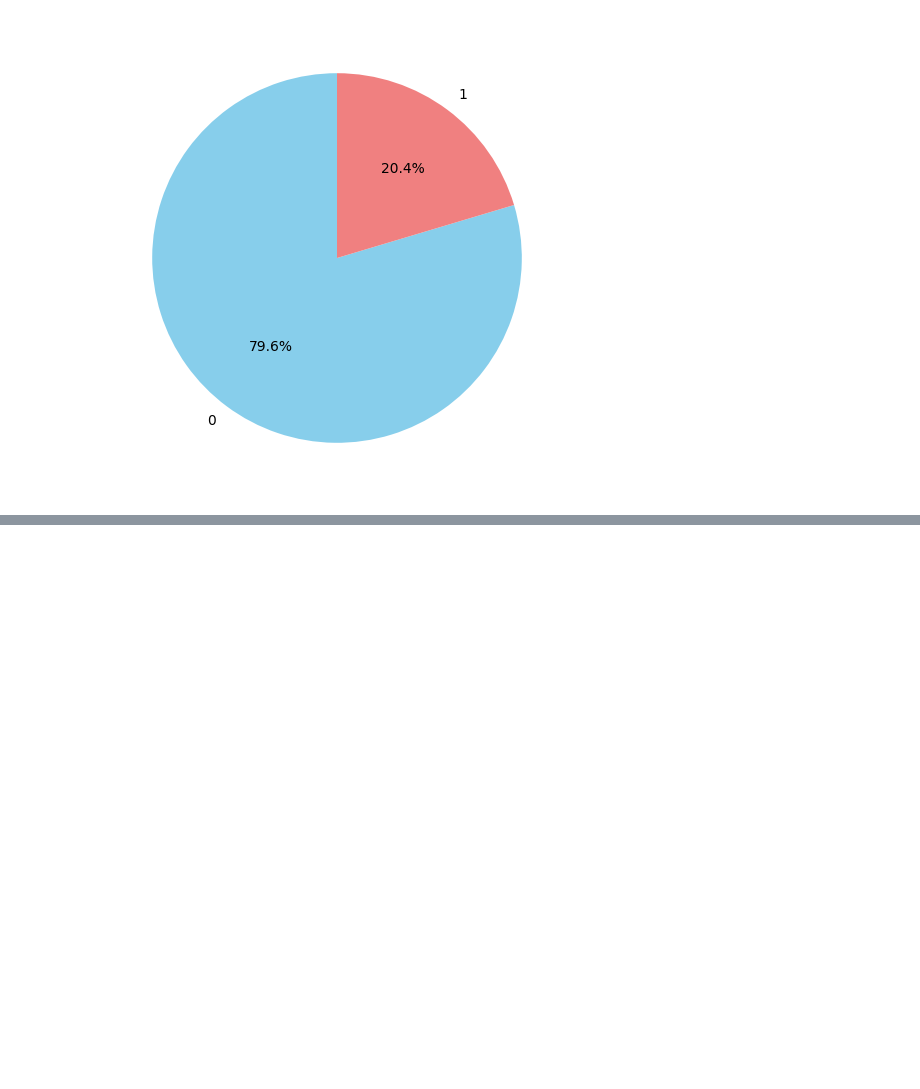
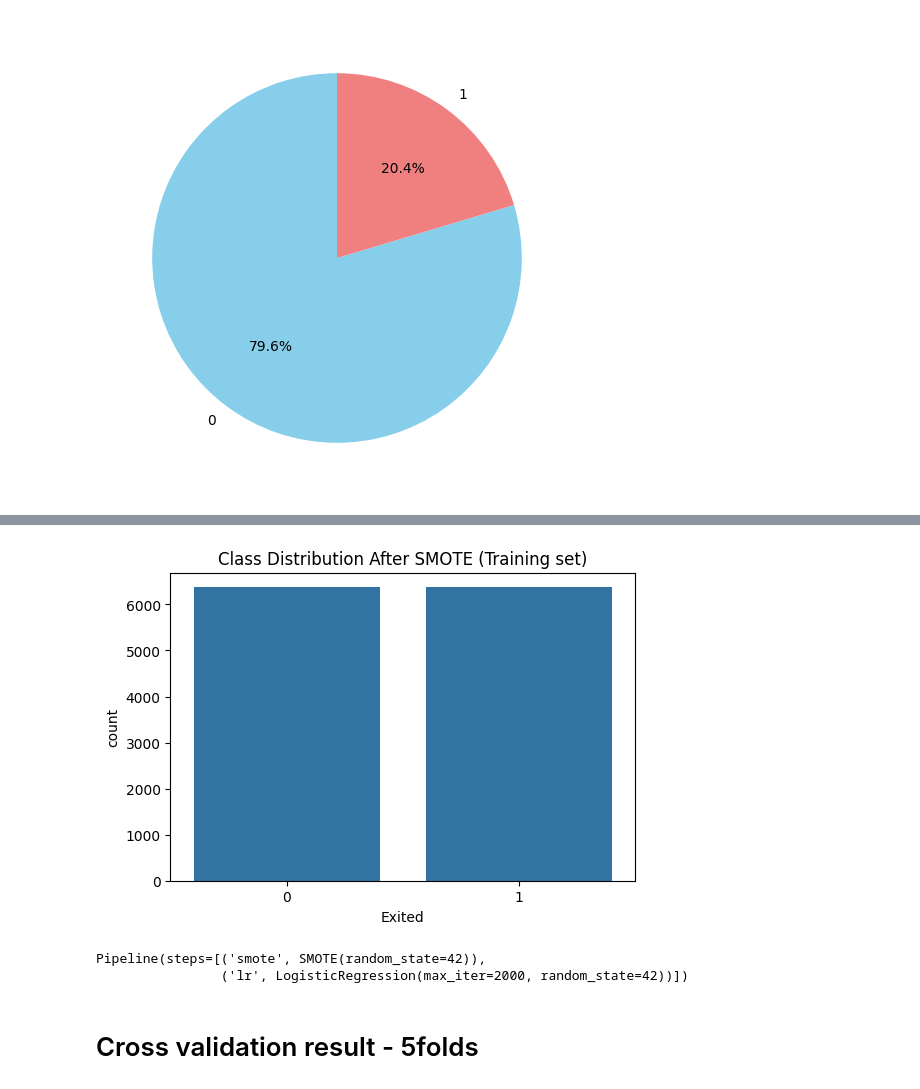
Before and after one commit to Kiran771/AI_churn_prediction, a Jupyter notebook: AI_Churn_prediction.ipynb, the cells around one changed output, grey strips where cells are left out. Cells and saved outputs as stored; diff of their text form; code cells hidden in the pictures; blank space fills up the shorter version.

```diff
--- a/AI_Churn_prediction.ipynb
+++ b/AI_Churn_prediction.ipynb
@@ -132,0 +175,11 @@ X_train_smote.shape
+# %%
+smote = SMOTE(random_state=42)
+X_train_res, y_train_res = smote.fit_resample(x_train_p, y_train)
+# %%
+# Distribution of minority class after applyying SMOTE
+plt.figure(figsize=(6,4))
+sns.countplot(x=y_train_res)
+plt.title("Class Distribution After SMOTE (Training set)")
+plt.show()
+# %% [output]
+[figure, added]
@@ -132,0 +196,5 @@ X_train_smote.shape
+# %%
+pipeline_lr.fit(x_train_p,y_train)
+# %% [output]
+Pipeline(steps=[('smote', SMOTE(random_state=42)),
+                ('lr', LogisticRegression(max_iter=2000, random_state=42))])
@@ -132,0 +219,2 @@ X_train_smote.shape
+# %% [markdown]
+# Cross validation result - 5folds
```
Also changed, not shown: parts of 64 cells of this notebook.
